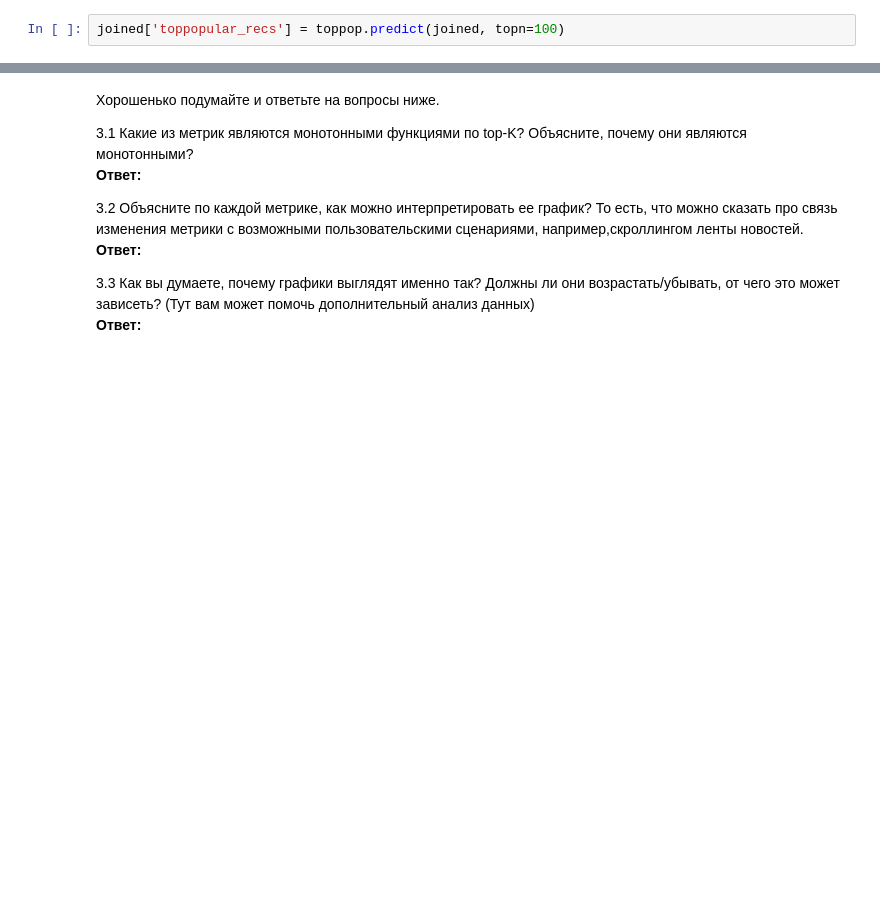
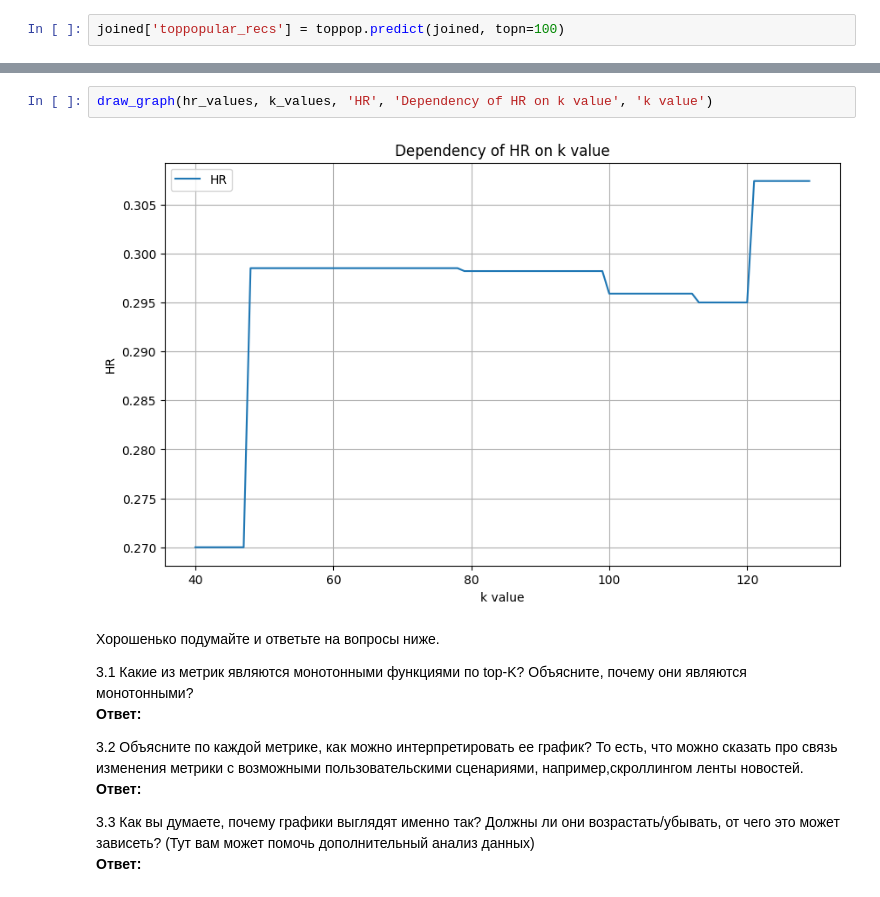
Before and after one commit to Lulu-fw01/RecSys_course, a Jupyter notebook: hw/HSE_RecSys_HW1.ipynb, the cells around one changed output, grey strips where cells are left out. Cells and saved outputs as stored; diff of their text form; blank space fills up the shorter version.

```diff
--- a/hw/HSE_RecSys_HW1.ipynb
+++ b/hw/HSE_RecSys_HW1.ipynb
@@ -407,3 +424,7 @@ joined['toppopular_recs'] = toppop.predict(joined, topn=100)
+# %%
+draw_graph(hr_values, k_values, 'HR', 'Dependency of HR on k value', 'k value')
+# %% [output]
+[figure, added]
 # %% [markdown]
 Хорошенько подумайте и ответьте на вопросы ниже.
 
```
Also changed, not shown: parts of 21 cells of this notebook.
